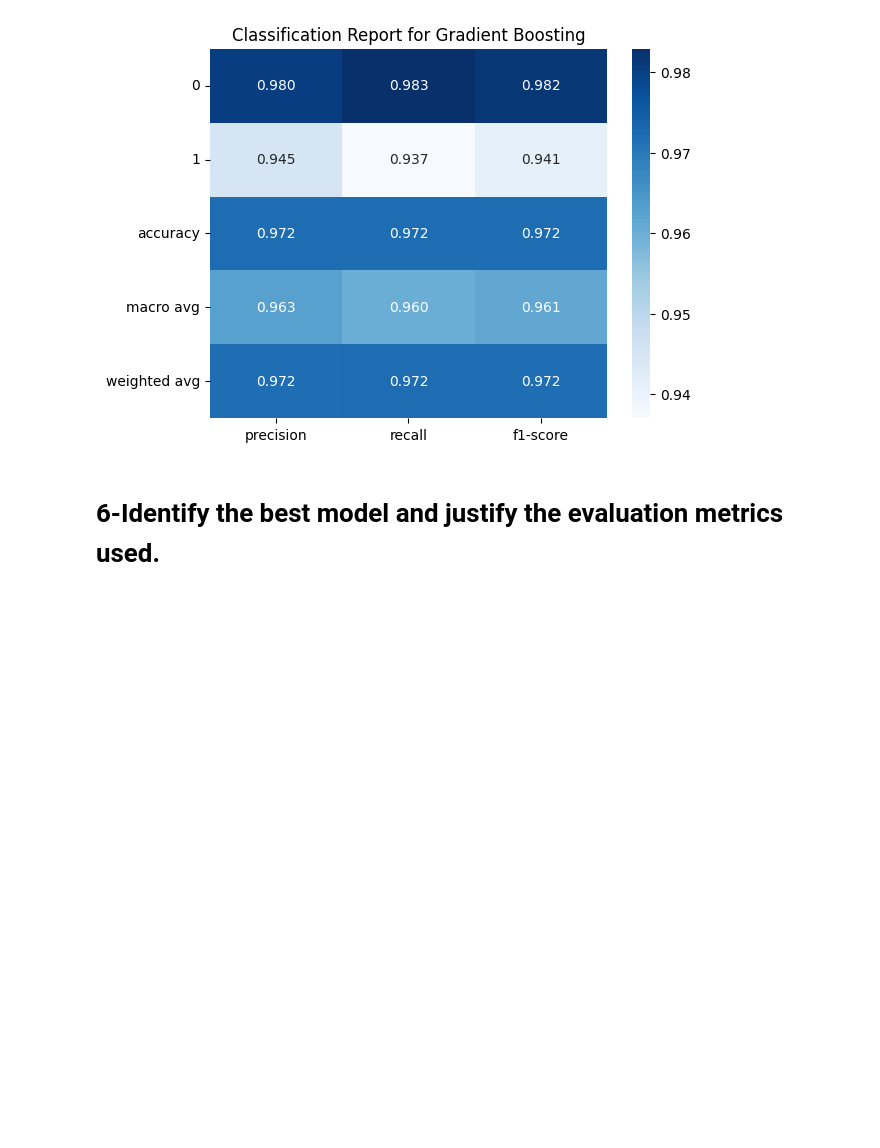
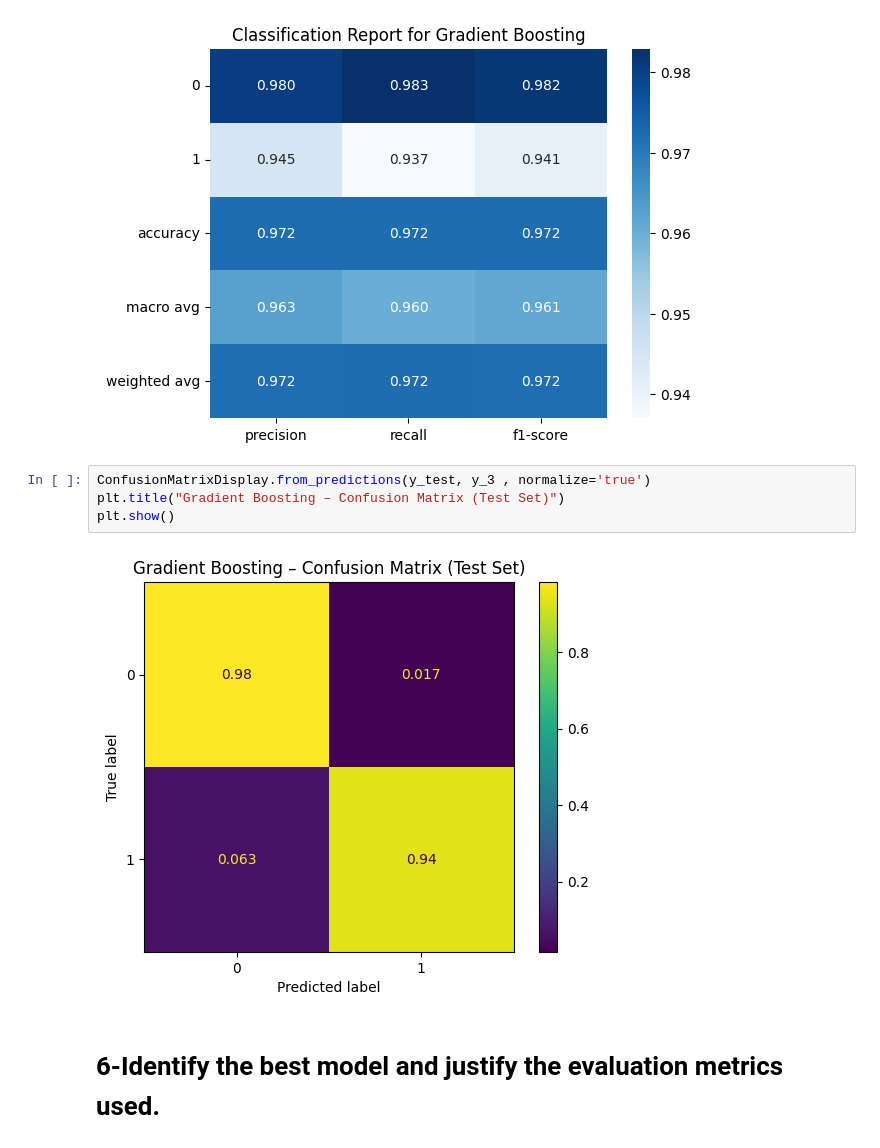
Before and after one commit to Mesterumit/Employee_Turnover_model, a Jupyter notebook: Employee_Turnover_App.ipynb, the cells around one changed output. Drawn from its saved outputs; the diff is of its cells as text; blank space fills up the shorter version.

```diff
--- a/Employee_Turnover_App.ipynb
+++ b/Employee_Turnover_App.ipynb
@@ -681,6 +681,12 @@ plt.title("Classification Report for Gradient Boosting")
 plt.show()
 # %% [output]
 [figure]
+# %%
+ConfusionMatrixDisplay.from_predictions(y_test, y_3 , normalize='true')
+plt.title("Gradient Boosting – Confusion Matrix (Test Set)")
+plt.show()
+# %% [output]
+[figure, added]
 # %% [markdown]
 # 6-Identify the best model and justify the evaluation metrics used.
 # %% [markdown]
```
Also changed, not shown: parts of 8 cells of this notebook.
